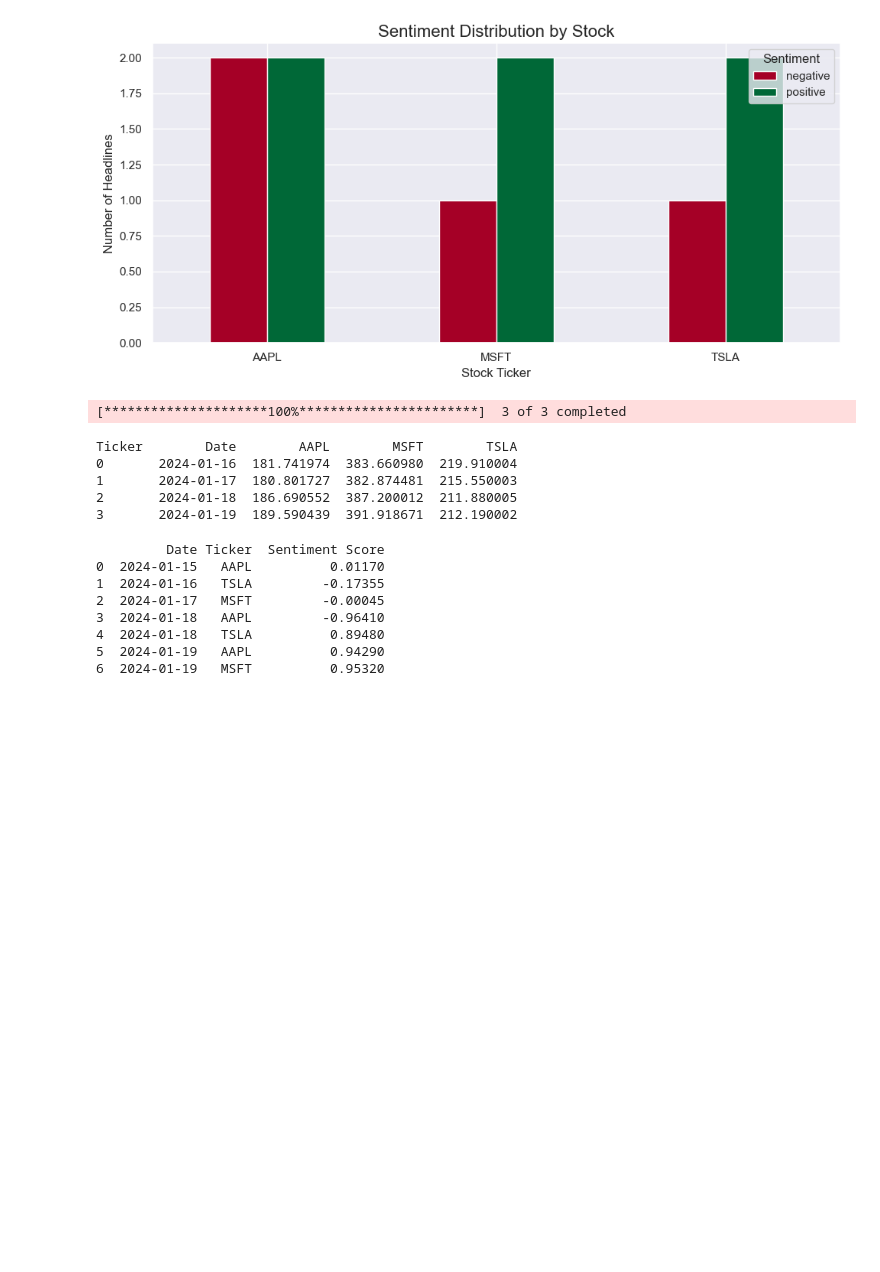
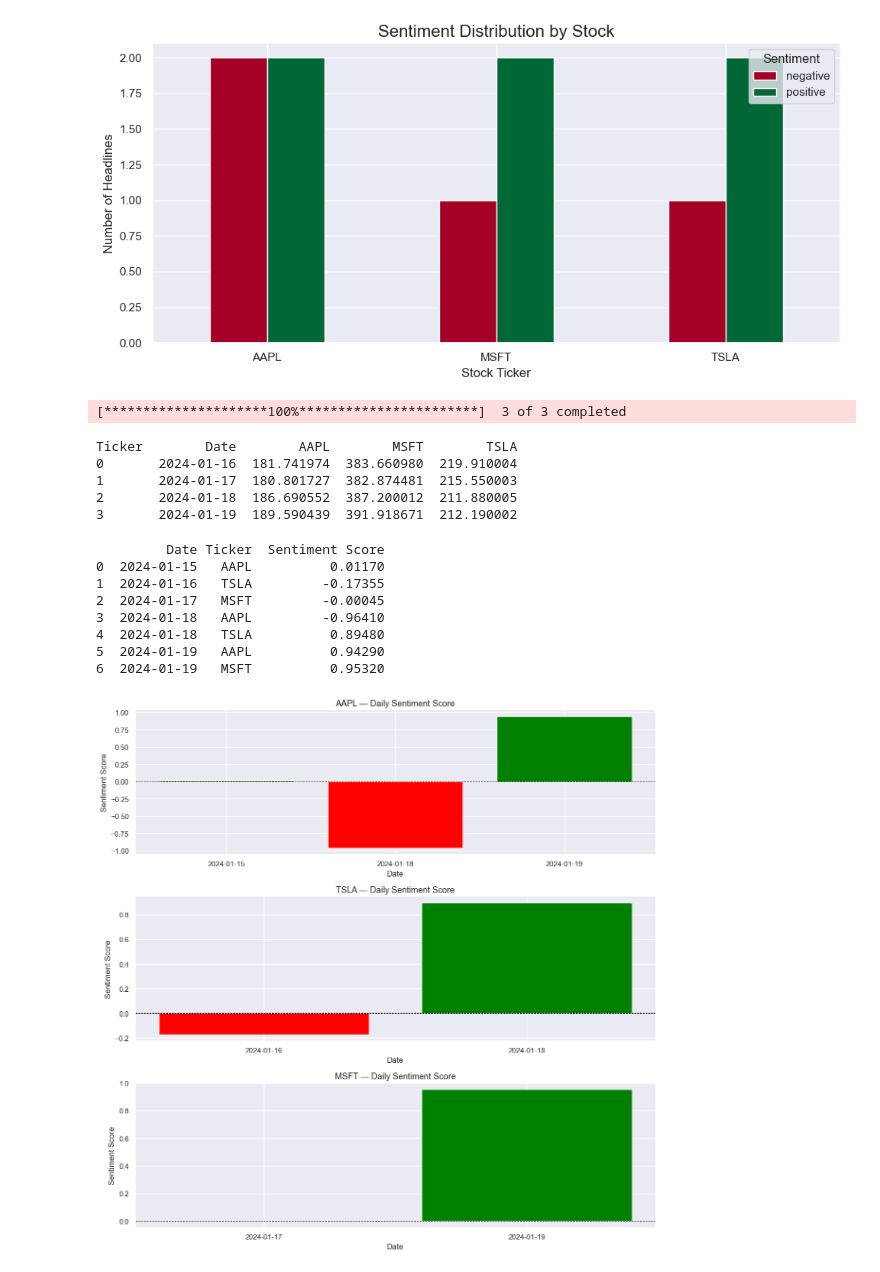
Before and after one commit to Isha1515/financial-news-sentiment, a Jupyter notebook: notebooks/sentiment_analysis.ipynb, the cells around one changed output. Saved outputs shown, nothing was run; the diff lists cells and outputs as text; code cells hidden in the pictures; blank space fills up the shorter version.

Commit message:
Add sentiment over time visualisation

```diff
--- a/notebooks/sentiment_analysis.ipynb
+++ b/notebooks/sentiment_analysis.ipynb
@@ -141,3 +141,20 @@ print(daily_sentiment)
 4  2024-01-18   TSLA          0.89480
 5  2024-01-19   AAPL          0.94290
 6  2024-01-19   MSFT          0.95320
+# %%
+fig, axes = plt.subplots(3, 1, figsize=(12, 12))
+
+for ax, ticker in zip(axes, ["AAPL", "TSLA", "MSFT"]):
+    ticker_data = daily_sentiment[daily_sentiment["Ticker"] == ticker]
+    colors = ["green" if s > 0 else "red" for s in ticker_data["Sentiment Score"]]
+    ax.bar(ticker_data["Date"], ticker_data["Sentiment Score"], color=colors)
+    ax.axhline(y=0, color="black", linestyle="--", linewidth=0.8)
+    ax.set_title(f"{ticker} — Daily Sentiment Score", fontsize=13)
+    ax.set_ylabel("Sentiment Score")
+    ax.set_xlabel("Date")
+
+plt.tight_layout()
+plt.savefig("../images/sentiment_over_time.png")
+plt.show()
+# %% [output]
+[figure, added]
```
Also changed, not shown: 1 other file.
